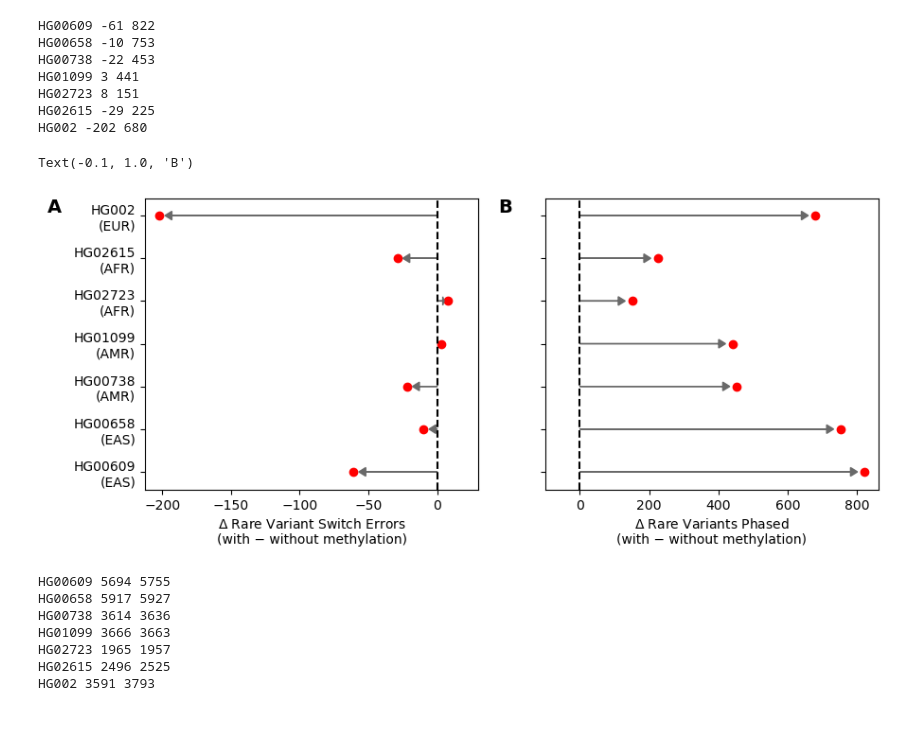
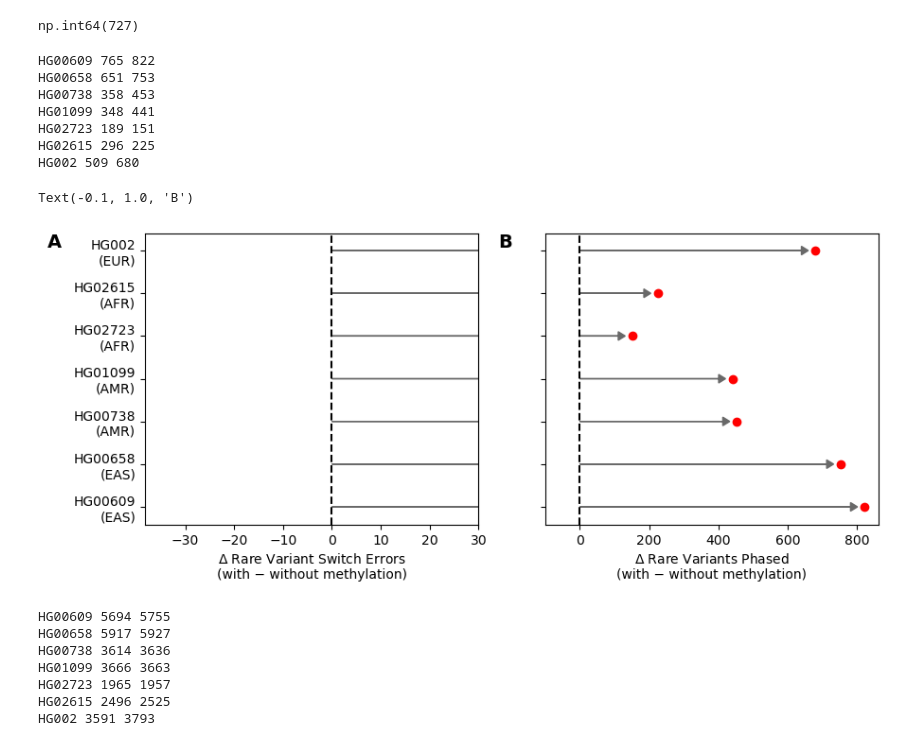
Before and after one commit to AkeyLab/LongHap, a Jupyter notebook: benchmarking/population_analyses.ipynb, the cells around one changed output. Drawn from its saved outputs; the diff is of its cells as text; code cells hidden in the pictures.

```diff
--- a/benchmarking/population_analyses.ipynb
+++ b/benchmarking/population_analyses.ipynb
@@ -216,0 +311,41 @@ HG002 617.043
+# %%
+categories = ['correct', 'flipped', 'ambiguous', 'one_sided', 'no_anchor']
+total_dict = {}
+for sample in samples:
+    df = []
+    for chrom in np.arange(1, 23):
+        lh = pd.read_csv(base_dir + f'{sample}/longhap/deepvariant_sniffles_hifi_hs1.minimap2.chr{chrom}.longhap_phased.annotated.anchored.tsv',
+                         sep='\t', engine='pyarrow')
+        lh_meth = pd.read_csv(base_dir + f'{sample}/longhap/deepvariant_sniffles_hifi_hs1.minimap2.chr{chrom}.longhap_meth_phased.annotated.anchored.tsv',
+                         sep='\t', engine='pyarrow')
+        df.append(lh.loc[:, ['category']].join(lh_meth.loc[:, ['category']], rsuffix='_meth'))
+    df = pd.concat(df)
+    df = df.groupby(['category', 'category_meth']).size()
+
+    total_dict[sample] = {}
+    total_dict[sample]['lh_correct'] = 0
+    total_dict[sample]['lh_flipped'] = 0
+    total_dict[sample]['lh_ambiguous'] = 0
+
+    total_dict[sample]['lh_meth_correct'] = 0
+    total_dict[sample]['lh_meth_flipped'] = 0
+    total_dict[sample]['lh_meth_ambiguous'] = 0
+    for c in categories:
+        if ('correct', c) in df.index:
+            total_dict[sample]['lh_correct'] += df.loc[('correct', c)]
+        if ('flipped', c) in df.index:
+            total_dict[sample]['lh_flipped'] += df.loc[('flipped', c)]
+        if ('ambiguous', c) in df.index:
+            total_dict[sample]['lh_ambiguous'] += df.loc[('ambiguous', c)]
+        if (c, 'correct') in df.index:
+            total_dict[sample]['lh_meth_correct'] += df.loc[(c, 'correct')]
+        if (c, 'flipped') in df.index:
+            total_dict[sample]['lh_meth_flipped'] += df.loc[(c, 'flipped')]
+        if (c, 'ambiguous') in df.index:
+            total_dict[sample]['lh_meth_ambiguous'] += df.loc[(c, 'ambiguous')]
+    total_dict[sample]
+    print(f'{sample}: {total_dict[sample]["lh_correct"]} {total_dict[sample]["lh_flipped"]} '+
+          f'{total_dict[sample]["lh_flipped"] / (total_dict[sample]["lh_correct"] + total_dict[sample]["lh_flipped"])} '+
+          f'{total_dict[sample]["lh_meth_correct"]} {total_dict[sample]["lh_meth_flipped"]} '+
+          f'{total_dict[sample]["lh_meth_flipped"] / (total_dict[sample]["lh_meth_correct"] + total_dict[sample]["lh_meth_flipped"])} ' +
+          f'{total_dict[sample]["lh_meth_correct"] - total_dict[sample]["lh_correct"]}')
@@ -217,46 +360,50 @@ HG002 617.043
+# %%
+total_dict[sample]["lh_meth_correct"] - total_dict[sample]["lh_correct"]
+# %% [output]
+np.int64(727)
 # %%
 fig, ax = plt.subplots(1, 2, sharey=True, figsize=(10, 4))
 
 for i, sample in enumerate(samples):
-    longhap_meth_err = evaluation_rare[sample]['LongHap Meth'].all_switches.sum()# / evaluation_rare[samples[0]]['LongHap Meth'].all_assessed_pairs.sum()
-    longhap_err = evaluation_rare[sample]['LongHap'].all_switches.sum()# / evaluation_rare[samples[0]]['LongHap'].all_assessed_pairs.sum()
+    longhap_meth_err = evaluation[sample]['LongHap Meth'].rare_correct.sum()# / evaluation_rare[samples[0]]['LongHap Meth'].all_assessed_pairs.sum()
+    longhap_err = evaluation[sample]['LongHap'].rare_correct.sum()# / evaluation_rare[samples[0]]['LongHap'].all_assessed_pairs.sum()
     longhap_meth_phased = stats_rare[sample]['LongHap Meth'].phased.sum()
     longhap_phased = stats_rare[sample]['LongHap'].phased.sum()
     print(sample, longhap_meth_err - longhap_err, longhap_meth_phased - longhap_phased)
     ax[0].scatter(longhap_meth_err - longhap_err, i, color='red')
     if longhap_meth_err - longhap_err < 0:
         ax[0].arrow(0, i, longhap_meth_err - longhap_err + 4 , 0, length_includes_head=True, head_width=0.2,
                     head_length=5, facecolor='dimgrey', edgecolor='dimgrey')
     else:
         ax[0].arrow(0, i, longhap_meth_err - longhap_err - 3, 0, length_includes_head=True, head_width=0.2,
             head_length=1, facecolor='dimgrey', edgecolor='dimgrey')
 
     ax[1].scatter(longhap_meth_phased - longhap_phased, i, color='red')
     ax[1].arrow(0, i, longhap_meth_phased - longhap_phased - 20, 0, length_includes_head=True, head_width=0.2,
             head_length=20, facecolor='dimgrey', edgecolor='dimgrey')
 ax[0].set_xlim([ax[0].get_xlim()[0], 30])
 
 ax[1].set_xlim([-100, ax[1].get_xlim()[1]])
 ax[0].set_yticks(np.arange(0, len(samples)))
 ax[0].set_yticklabels([f'{s}\n({samples_pop_mapping[s]})' for s in samples])
 ax[0].axvline(0, ls='--', color='black')
 ax[1].axvline(0, ls='--', color='black')
 ax[0].set_xlabel(r'$\Delta$ ' + 'Rare Variant Switch Errors\n(with − without methylation)')
 ax[1].set_xlabel(r'$\Delta$ ' + 'Rare Variants Phased\n(with − without methylation)')
 
 ax[0].annotate("A", (-0.25, 1.0), xycoords=ax[0].transAxes, fontsize=14, fontweight='bold', va='top', ha='right')
 
 ax[1].annotate("B", (-0.1, 1.0), xycoords=ax[1].transAxes, fontsize=14, fontweight='bold', va='top', ha='right')
 # %% [output]
-HG00609 -61 822
-HG00658 -10 753
-HG00738 -22 453
-HG01099 3 441
-HG02723 8 151
-HG02615 -29 225
-HG002 -202 680
+HG00609 765 822
+HG00658 651 753
+HG00738 358 453
+HG01099 348 441
+HG02723 189 151
+HG02615 296 225
+HG002 509 680
 Text(-0.1, 1.0, 'B')
-[figure, old version]
+[figure, new version]
 # %%
 for sample in samples:
     print(sample, evaluation_rare[sample]['LongHap Meth'].all_switches.sum(), evaluation_rare[sample]['LongHap'].all_switches.sum())
```
Also changed, not shown: parts of 11 cells of this notebook, 3 other files.
